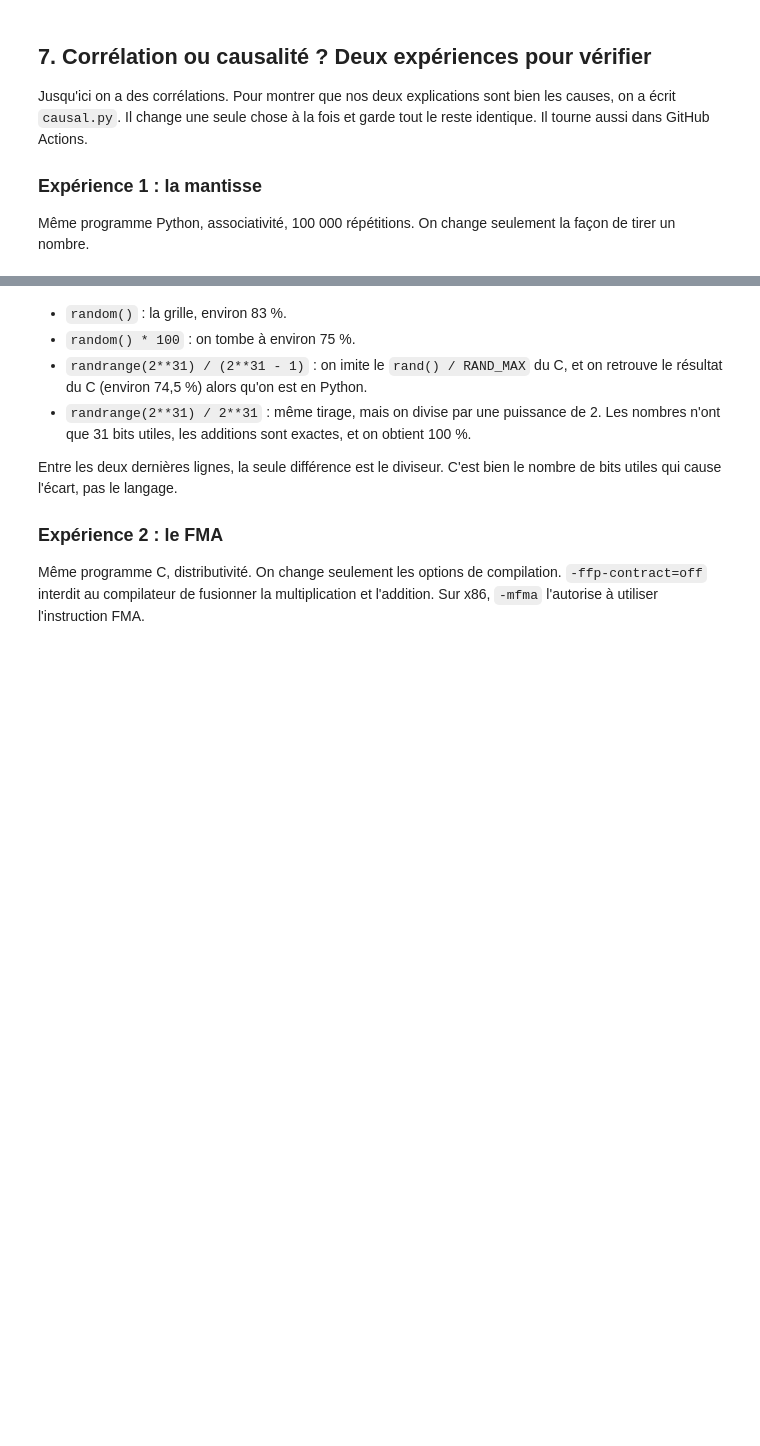
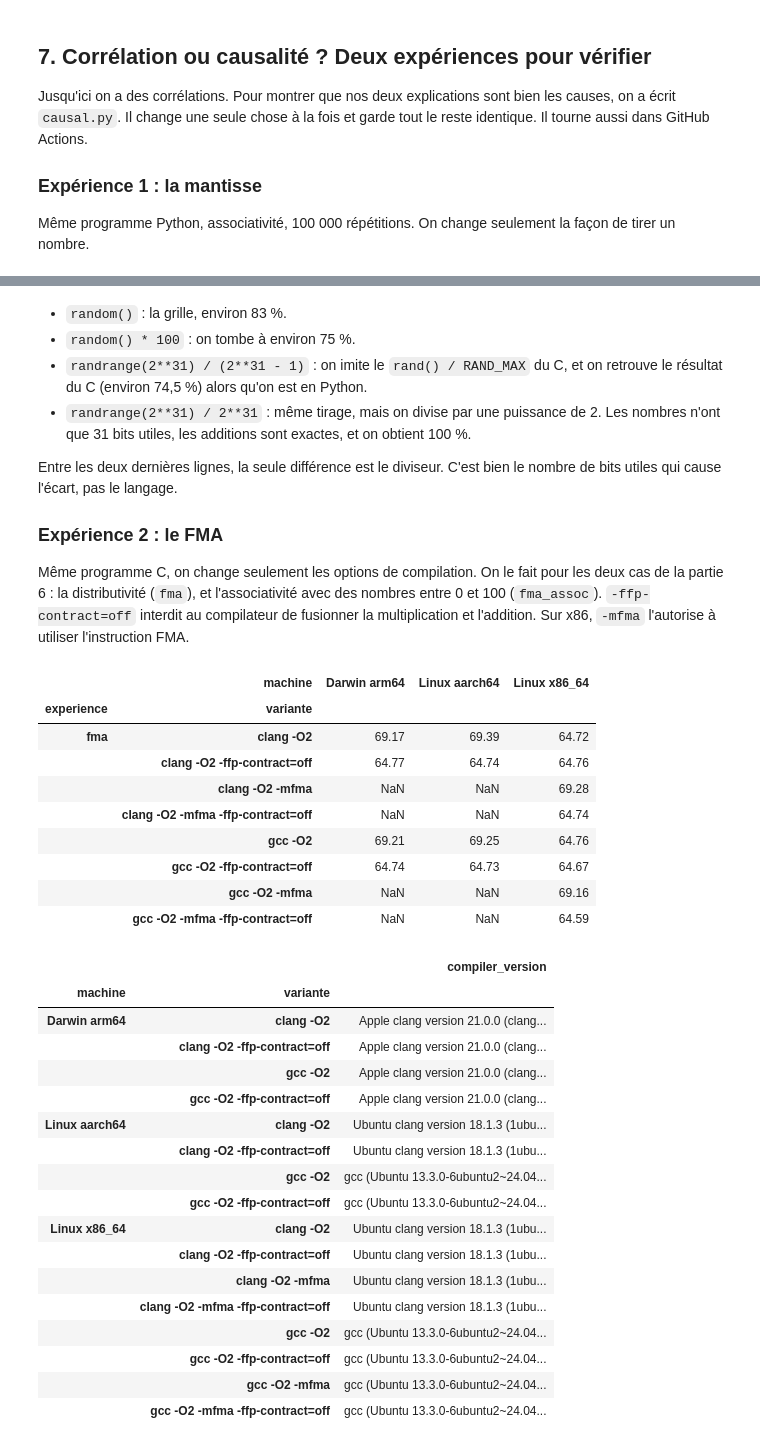
Before and after one commit to Fantinl/Reproductibilit-, a Jupyter notebook: analyse.ipynb, the cells around one changed output, grey strips where cells are left out. Drawn from its saved outputs; the diff is of its cells as text; code cells hidden in the pictures; blank space fills up the shorter version.

Commit message:
Part 8 : cas FMA associativité, notebook relancé

```diff
--- a/analyse.ipynb
+++ b/analyse.ipynb
@@ -172,9 +299,38 @@ Entre les deux dernières lignes, la seule différence est le diviseur. C'est bi
 
 ### Expérience 2 : le FMA
 
-Même programme C, distributivité. On change seulement les options de compilation. `-ffp-contract=off` interdit au compilateur de fusionner la multiplication et l'addition. Sur x86, `-mfma` l'autorise à utiliser l'instruction FMA.
+Même programme C, on change seulement les options de compilation. On le fait pour les deux cas de la partie 6 : la distributivité (`fma`), et l'associativité avec des nombres entre 0 et 100 (`fma_assoc`). `-ffp-contract=off` interdit au compilateur de fusionner la multiplication et l'addition. Sur x86, `-mfma` l'autorise à utiliser l'instruction FMA.
 # %%
-fma = causal[causal["experience"] == "fma"]
-display(fma.pivot_table(index="variante", columns="machine", values="percentage", aggfunc="mean"))
+fma = causal[causal["experience"].str.startswith("fma")]
+display(fma.pivot_table(index=["experience", "variante"], columns="machine", values="percentage", aggfunc="mean"))
 fma.groupby(["machine", "variante"])["compiler_version"].first().to_frame()
+# %% [output]
+|  | machine | Darwin arm64 | Linux aarch64 | Linux x86_64 |
+| experience | variante |  |  |  |
+| fma | clang -O2 | 69.17 | 69.39 | 64.72 |
+|  | clang -O2 -ffp-contract=off | 64.77 | 64.74 | 64.76 |
+|  | clang -O2 -mfma | NaN | NaN | 69.28 |
+|  | clang -O2 -mfma -ffp-contract=off | NaN | NaN | 64.74 |
+|  | gcc -O2 | 69.21 | 69.25 | 64.76 |
+|  | gcc -O2 -ffp-contract=off | 64.74 | 64.73 | 64.67 |
+|  | gcc -O2 -mfma | NaN | NaN | 69.16 |
+|  | gcc -O2 -mfma -ffp-contract=off | NaN | NaN | 64.59 |
+|  |  | compiler_version |
+| machine | variante |  |
+| Darwin arm64 | clang -O2 | Apple clang version 21.0.0 (clang... |
+|  | clang -O2 -ffp-contract=off | Apple clang version 21.0.0 (clang... |
+|  | gcc -O2 | Apple clang version 21.0.0 (clang... |
+|  | gcc -O2 -ffp-contract=off | Apple clang version 21.0.0 (clang... |
+| Linux aarch64 | clang -O2 | Ubuntu clang version 18.1.3 (1ubu... |
+|  | clang -O2 -ffp-contract=off | Ubuntu clang version 18.1.3 (1ubu... |
+|  | gcc -O2 | gcc (Ubuntu 13.3.0-6ubuntu2~24.04... |
+|  | gcc -O2 -ffp-contract=off | gcc (Ubuntu 13.3.0-6ubuntu2~24.04... |
+| Linux x86_64 | clang -O2 | Ubuntu clang version 18.1.3 (1ubu... |
+|  | clang -O2 -ffp-contract=off | Ubuntu clang version 18.1.3 (1ubu... |
+|  | clang -O2 -mfma | Ubuntu clang version 18.1.3 (1ubu... |
+|  | clang -O2 -mfma -ffp-contract=off | Ubuntu clang version 18.1.3 (1ubu... |
+|  | gcc -O2 | gcc (Ubuntu 13.3.0-6ubuntu2~24.04... |
+|  | gcc -O2 -ffp-contract=off | gcc (Ubuntu 13.3.0-6ubuntu2~24.04... |
+|  | gcc -O2 -mfma | gcc (Ubuntu 13.3.0-6ubuntu2~24.04... |
+|  | gcc -O2 -mfma -ffp-contract=off | gcc (Ubuntu 13.3.0-6ubuntu2~24.04... |
 # %% [markdown]
```
Also changed, not shown: parts of 20 cells of this notebook, 2 other files.
